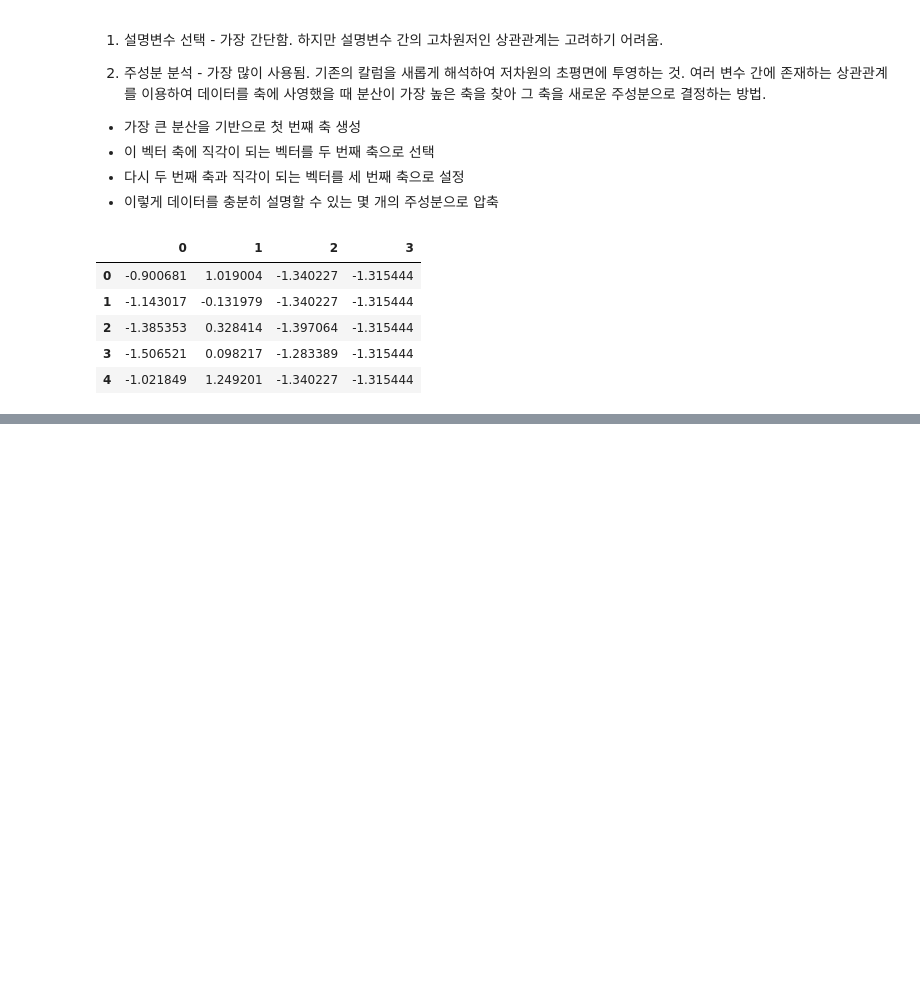
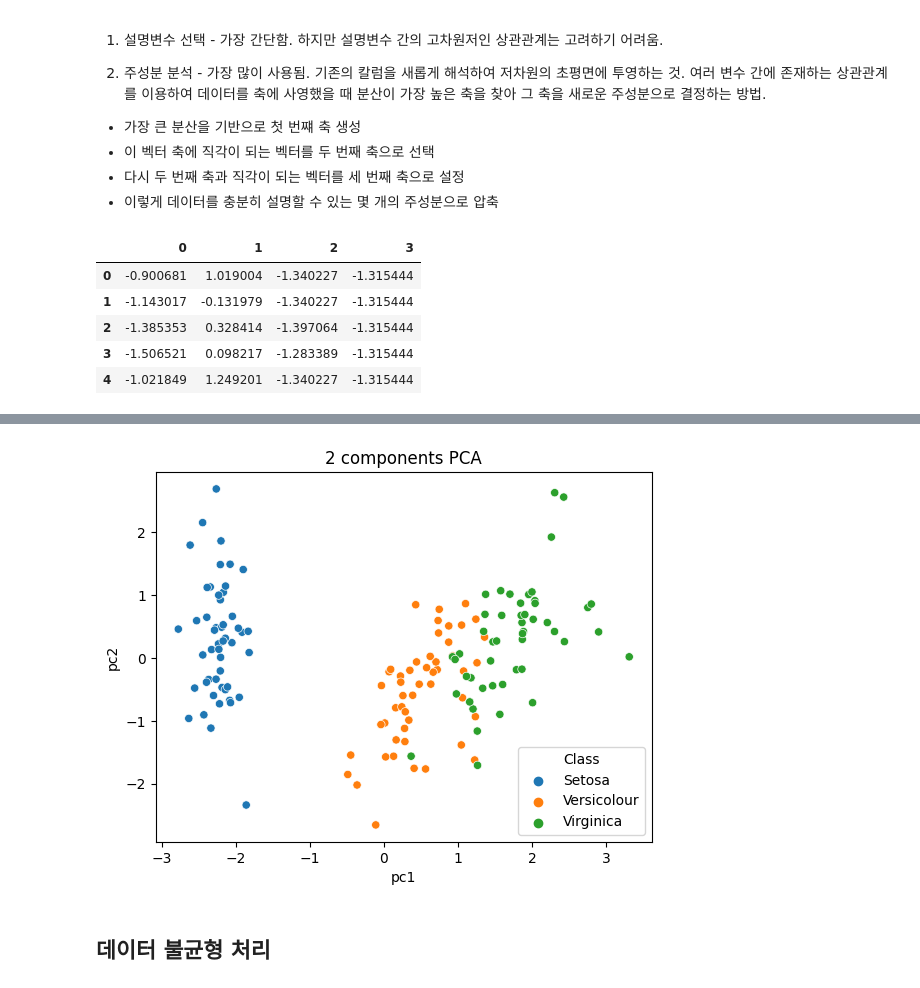
Before and after one commit to DANU011/practice-analysis, a Jupyter notebook: bigdata/bigdata_chap4.ipynb, the cells around one changed output, grey strips where cells are left out. Saved outputs shown, nothing was run; the diff lists cells and outputs as text; code cells hidden in the pictures; blank space fills up the shorter version.

```diff
--- a/bigdata/bigdata_chap4.ipynb
+++ b/bigdata/bigdata_chap4.ipynb
@@ -344,0 +394,13 @@ pd.DataFrame(x).head()
+# %%
+# ④ 새로운 데이터프레임 확인
+# 주성분의 수를 정하고 ②를 다시 수행하여 주성분 객체를 생성하고, fit_transform() 수행
+# 원하는 개수의 주성분을 가진 데이터프레임 생성
+
+# PCA 객체 생성 (주성분 개수 2개 생성)
+pca = PCA(n_components = 2)
+
+# 2개의 주성분을 가진 데이터로 변환
+principalComponents = pca.fit_transform(x)
+principal_iris = pd.DataFrame(data = principalComponents,
+                              columns = ['pc1', 'pc2'])
+principal_iris.head()
@@ -344,0 +414,14 @@ pd.DataFrame(x).head()
+# %%
+# ⑤ 주성분 산포도 확인
+# 주성분 데이터프레임으로 산포도를 그리면 종속변수를 더 잘 설명하는 산포도를 확인할 수 있음.
+import matplotlib.pyplot as plt
+import seaborn as sns
+
+plt.title('2 components PCA')
+sns.scatterplot(x = 'pc1', y = 'pc2', hue = iris.Class, data = principal_iris)
+# hue = iris.Class는 데이터 포인트의 색상을 'iris' 데이터프레임의 'Class' 컬럼에 따라 다르게 표시
+plt.show()
+# %% [output]
+[figure, added]
+# %% [markdown]
+## 데이터 불균형 처리
```
Also changed, not shown: parts of 11 cells of this notebook.
